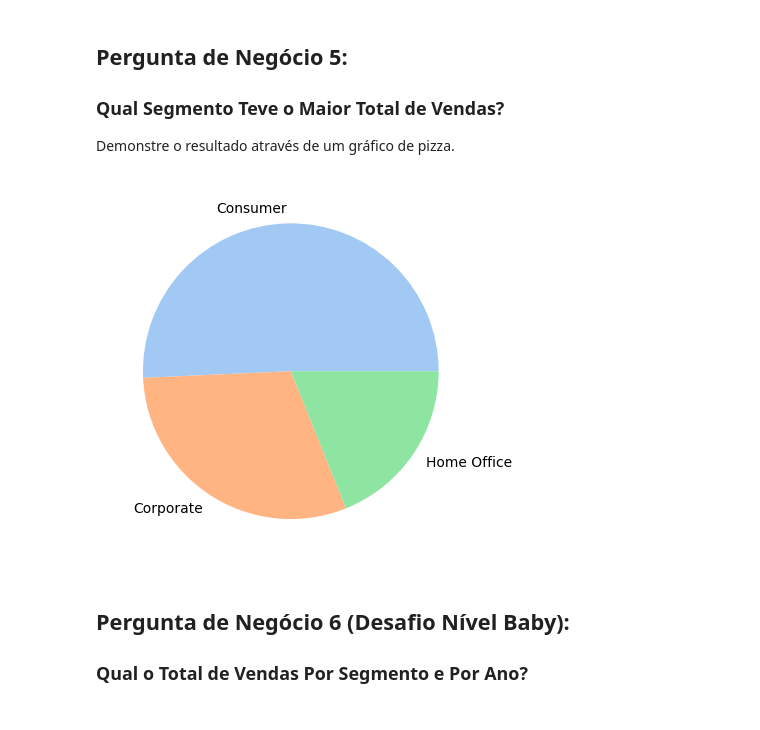
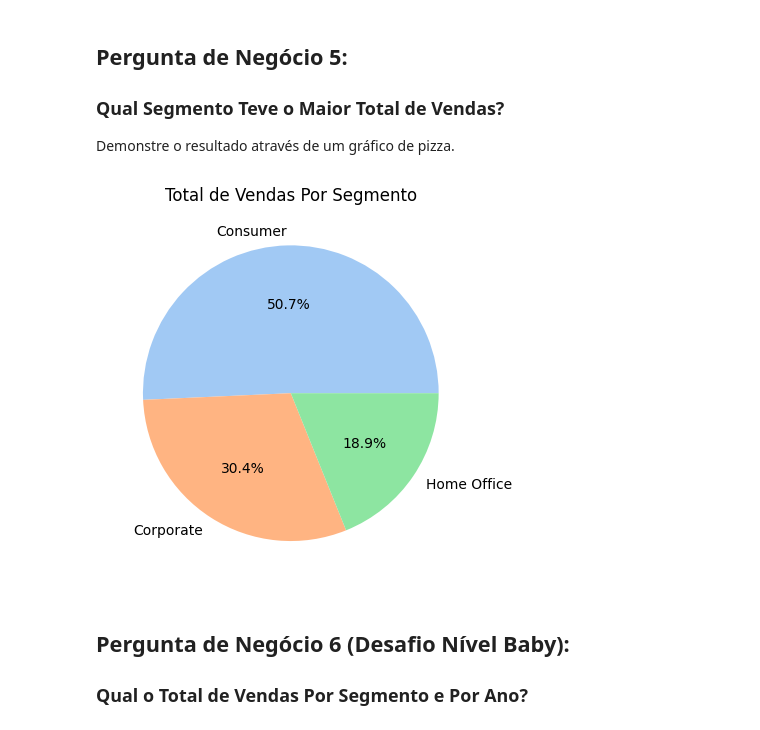
Before and after one commit to DraculK/DSA_Project_2, a Jupyter notebook: Projeto2.ipynb, the cells around one changed output. Drawn from its saved outputs; the diff is of its cells as text; code cells hidden in the pictures.

Commit message:
:sparkles: putting percentage on pie graph

```diff
--- a/Projeto2.ipynb
+++ b/Projeto2.ipynb
@@ -200,13 +200,15 @@ Demonstre o resultado através de um gráfico de pizza.
 # %%
 segmentos = df_dsa.groupby('Segmento')['Valor_Venda'].sum().reset_index()
 palette_color = sns.color_palette('pastel')
 plt.pie(data=segmentos,
         x='Valor_Venda',
         labels='Segmento',
+        autopct='%1.1f%%',
         colors=palette_color)
+plt.title('Total de Vendas Por Segmento')
 plt.show()
 # %% [output]
-[figure, old version]
+[figure, new version]
 # %% [markdown]
 ## Pergunta de Negócio 6 (Desafio Nível Baby):
 
```
